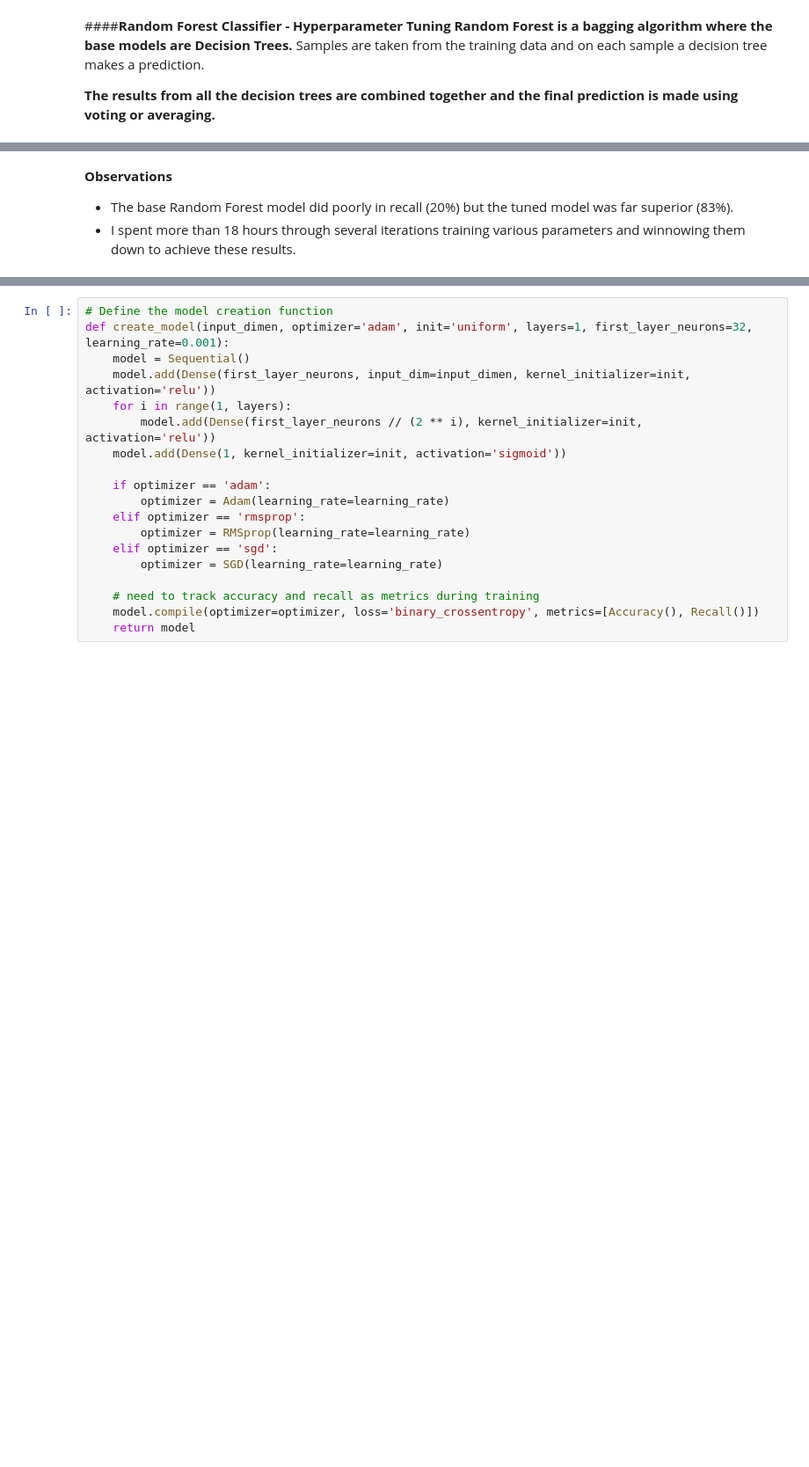
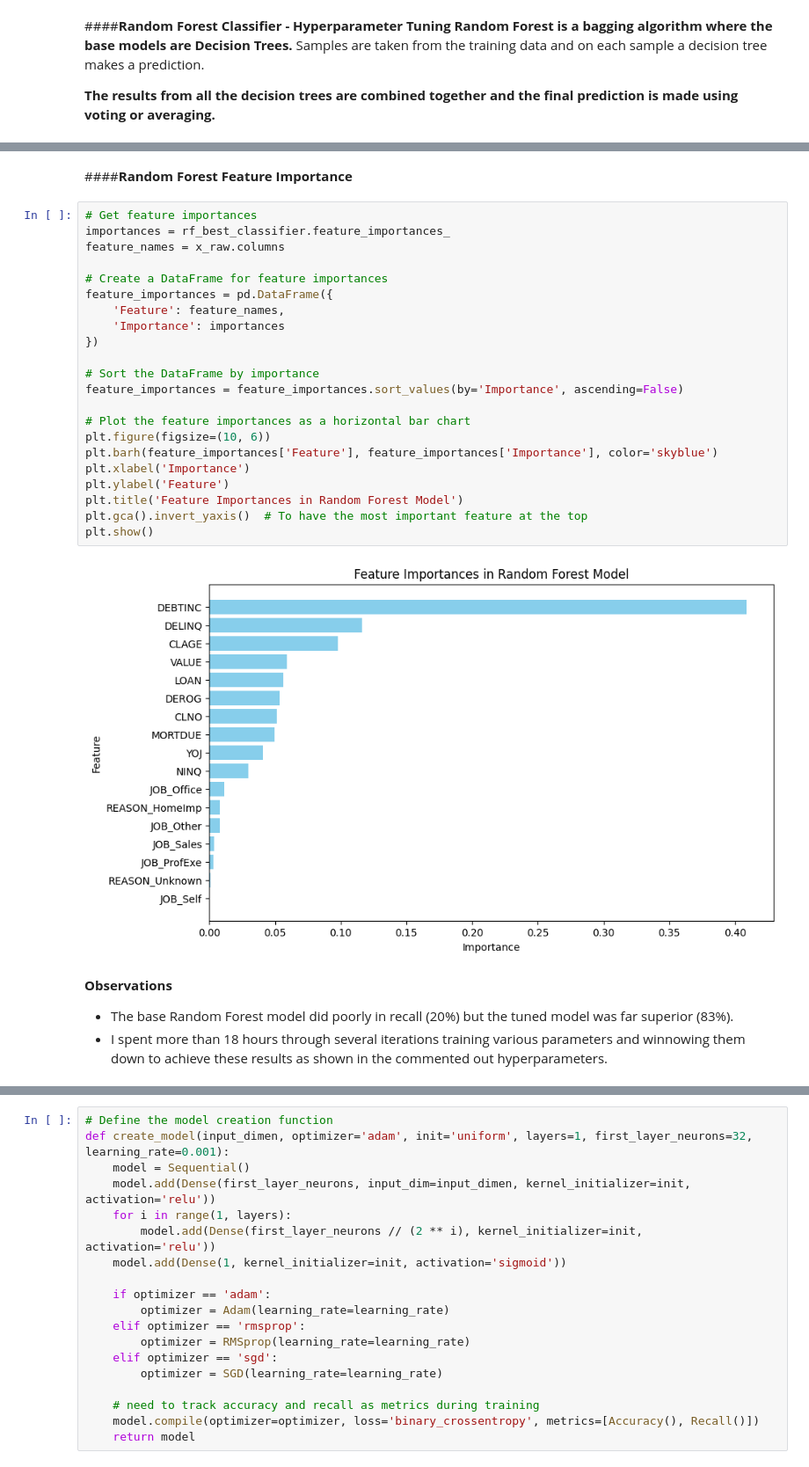
Before and after one commit to ktfrahm/datascience-projects, a Jupyter notebook: Loan_Default_Prediction/Loan_Default_Prediction.ipynb, the cells around one changed output, grey strips where cells are left out. Shown at 88% size. Cells and saved outputs as stored; diff of their text form; blank space fills up the shorter version.

```diff
--- a/Loan_Default_Prediction/Loan_Default_Prediction.ipynb
+++ b/Loan_Default_Prediction/Loan_Default_Prediction.ipynb
@@ -1447,8 +1497,34 @@ Classification Report:
    macro avg       0.84      0.88      0.85      1172
 weighted avg       0.91      0.90      0.90      1172
 [figure]
+# %% [markdown]
+####**Random Forest Feature Importance**
+# %%
+# Get feature importances
+importances = rf_best_classifier.feature_importances_
+feature_names = x_raw.columns
+
+# Create a DataFrame for feature importances
+feature_importances = pd.DataFrame({
+    'Feature': feature_names,
+    'Importance': importances
+})
+
+# Sort the DataFrame by importance
+feature_importances = feature_importances.sort_values(by='Importance', ascending=False)
+
+# Plot the feature importances as a horizontal bar chart
+plt.figure(figsize=(10, 6))
+plt.barh(feature_importances['Feature'], feature_importances['Importance'], color='skyblue')
+plt.xlabel('Importance')
+plt.ylabel('Feature')
+plt.title('Feature Importances in Random Forest Model')
+plt.gca().invert_yaxis()  # To have the most important feature at the top
+plt.show()
+# %% [output]
+[figure, added]
 # %% [markdown]
 **Observations**
 - The base Random Forest model did poorly in recall (20%) but the tuned model was far superior (83%).
-- I spent more than 18 hours through several iterations training various parameters and winnowing them down to achieve these results.
+- I spent more than 18 hours through several iterations training various parameters and winnowing them down to achieve these results as shown in the commented out hyperparameters.
 # %% [markdown]
```
Also changed, not shown: parts of 31 cells of this notebook.
